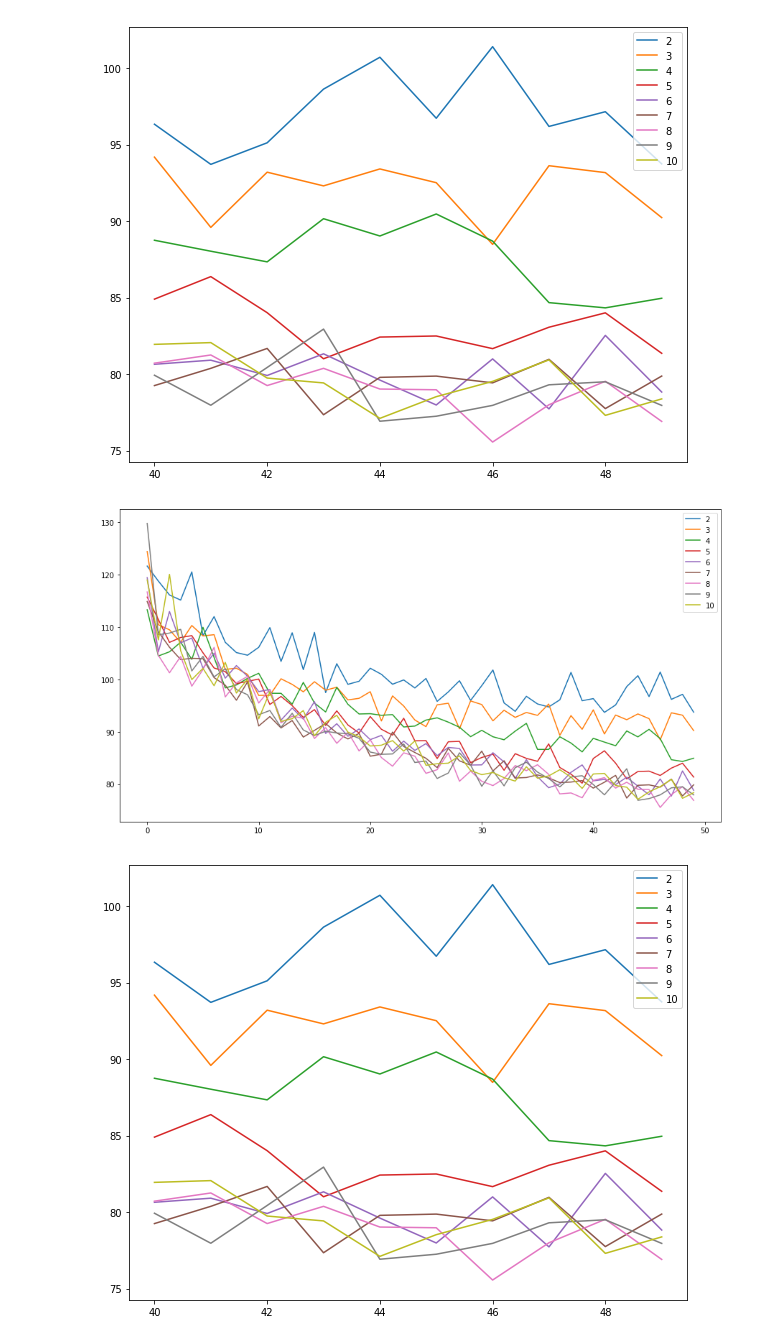
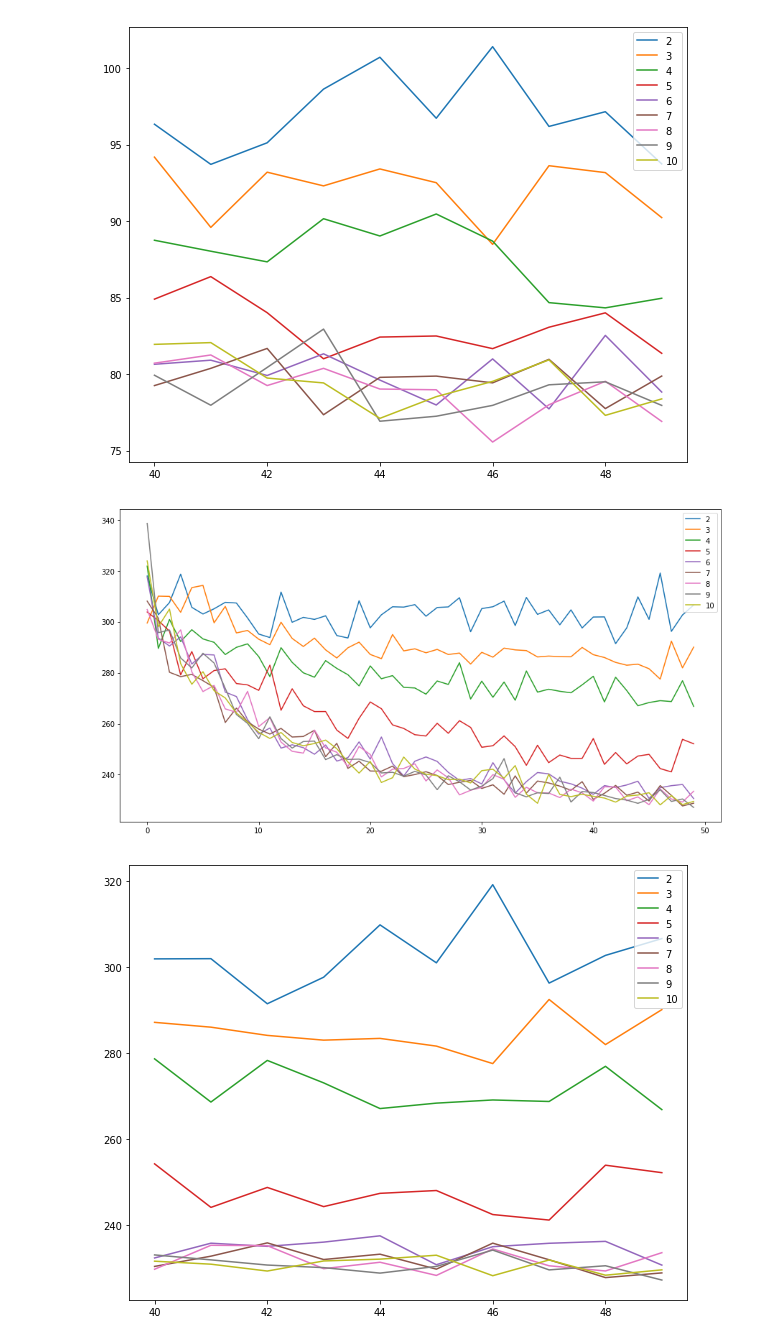
Before and after one commit to nottu/pytorch-autoencoder-tests, a Jupyter notebook: b-vae_multi_values_test.ipynb, the cells around one changed output. Cells and saved outputs as stored; diff of their text form; code cells hidden in the pictures.

Commit message:
fix test loss graphs

```diff
--- a/b-vae_multi_values_test.ipynb
+++ b/b-vae_multi_values_test.ipynb
@@ -225,7 +225,7 @@ for i in range(2, 11):
     train_file = "model_loss_data/test_loss_lt_{}.npy".format(i)
     losses = np.load(train_file,allow_pickle=True)
     test_losses.append([l.item() for l in losses])
-test_losses = np.array(train_losses)
+test_losses = np.array(test_losses)
 # %%
 plt.figure(figsize=(15,8))
 for i in range(2, 11):
@@ -233,14 +233,14 @@ for i in range(2, 11):
 plt.legend(loc='upper right')
 plt.show()
 # %% [output]
-[figure, old version]
+[figure, new version]
 # %%
 plt.figure(figsize=(10,8))
 
 plt.clf()
 for i in range(2, 11):
-    plt.plot(np.arange(40,50), train_losses[i-2][40:], label='{}'.format(i))
+    plt.plot(np.arange(40,50), test_losses[i-2][40:], label='{}'.format(i))
 plt.legend(loc='upper right')
 plt.show()
 # %% [output]
-[figure, old version]
+[figure, new version]
```
